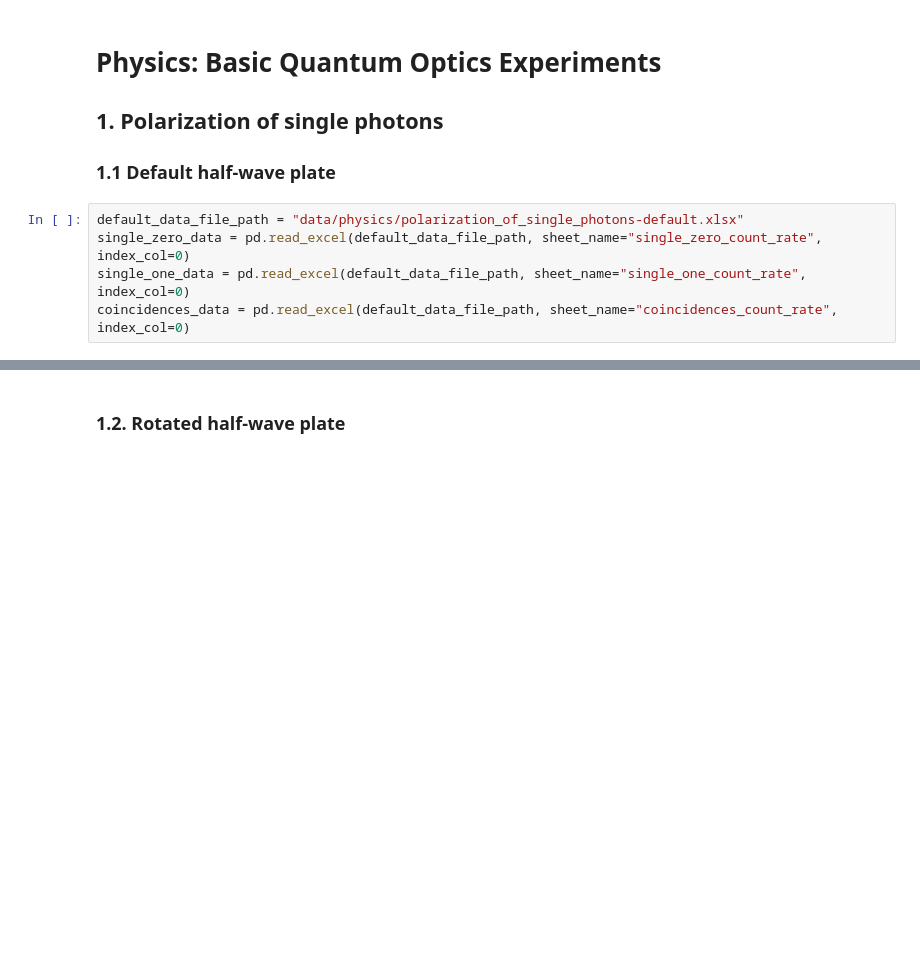
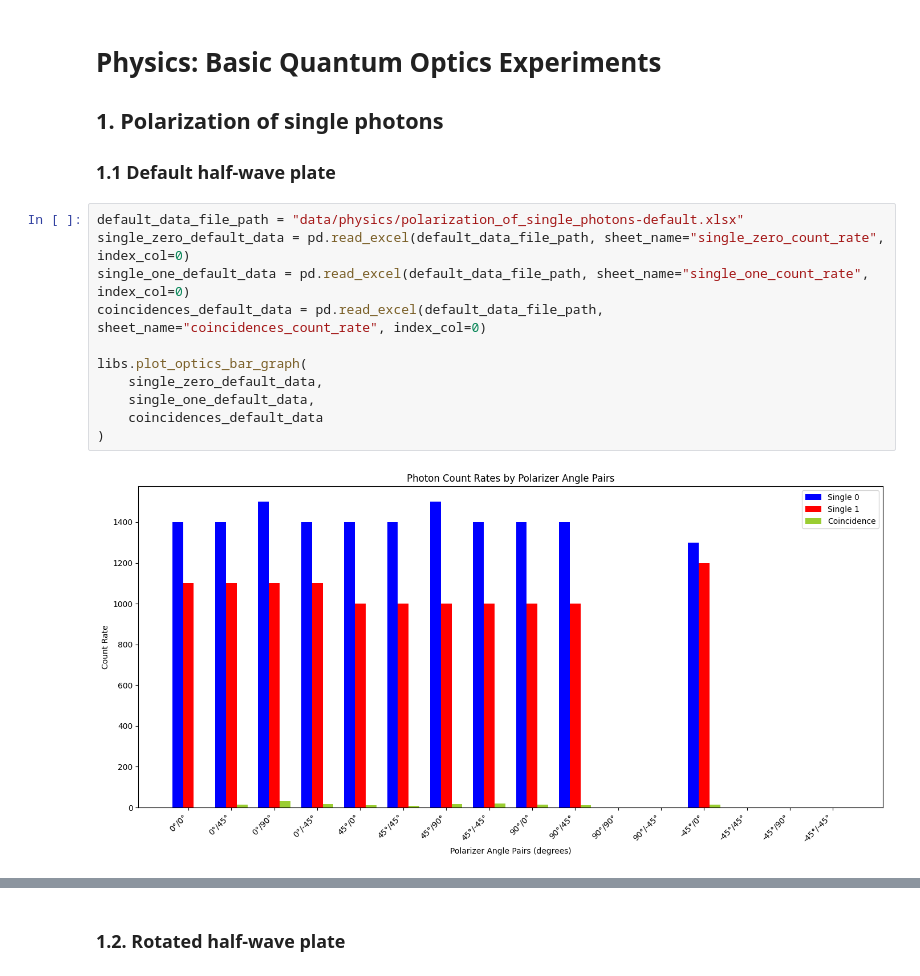
Before and after one commit to kieranroneill/ku-iqis, a Jupyter notebook: physics_data_analysis.ipynb, the cells around one changed output, grey strips where cells are left out. Drawn from its saved outputs; the diff is of its cells as text; blank space fills up the shorter version.

Commit message:
feat: updates poster @Lutherion data and adds bar chart counts to physics

```diff
--- a/physics_data_analysis.ipynb
+++ b/physics_data_analysis.ipynb
@@ -9,7 +9,15 @@ import pandas as pd
 ### 1.1 Default half-wave plate
 # %%
 default_data_file_path = "data/physics/polarization_of_single_photons-default.xlsx"
-single_zero_data = pd.read_excel(default_data_file_path, sheet_name="single_zero_count_rate", index_col=0)
-single_one_data = pd.read_excel(default_data_file_path, sheet_name="single_one_count_rate", index_col=0)
-coincidences_data = pd.read_excel(default_data_file_path, sheet_name="coincidences_count_rate", index_col=0)
+single_zero_default_data = pd.read_excel(default_data_file_path, sheet_name="single_zero_count_rate", index_col=0)
+single_one_default_data = pd.read_excel(default_data_file_path, sheet_name="single_one_count_rate", index_col=0)
+coincidences_default_data = pd.read_excel(default_data_file_path, sheet_name="coincidences_count_rate", index_col=0)
+
+libs.plot_optics_bar_graph(
+    single_zero_default_data,
+    single_one_default_data,
+    coincidences_default_data
+)
+# %% [output]
+[figure, added]
 # %%
```
Also changed, not shown: parts of 3 cells of this notebook, 4 other files.
